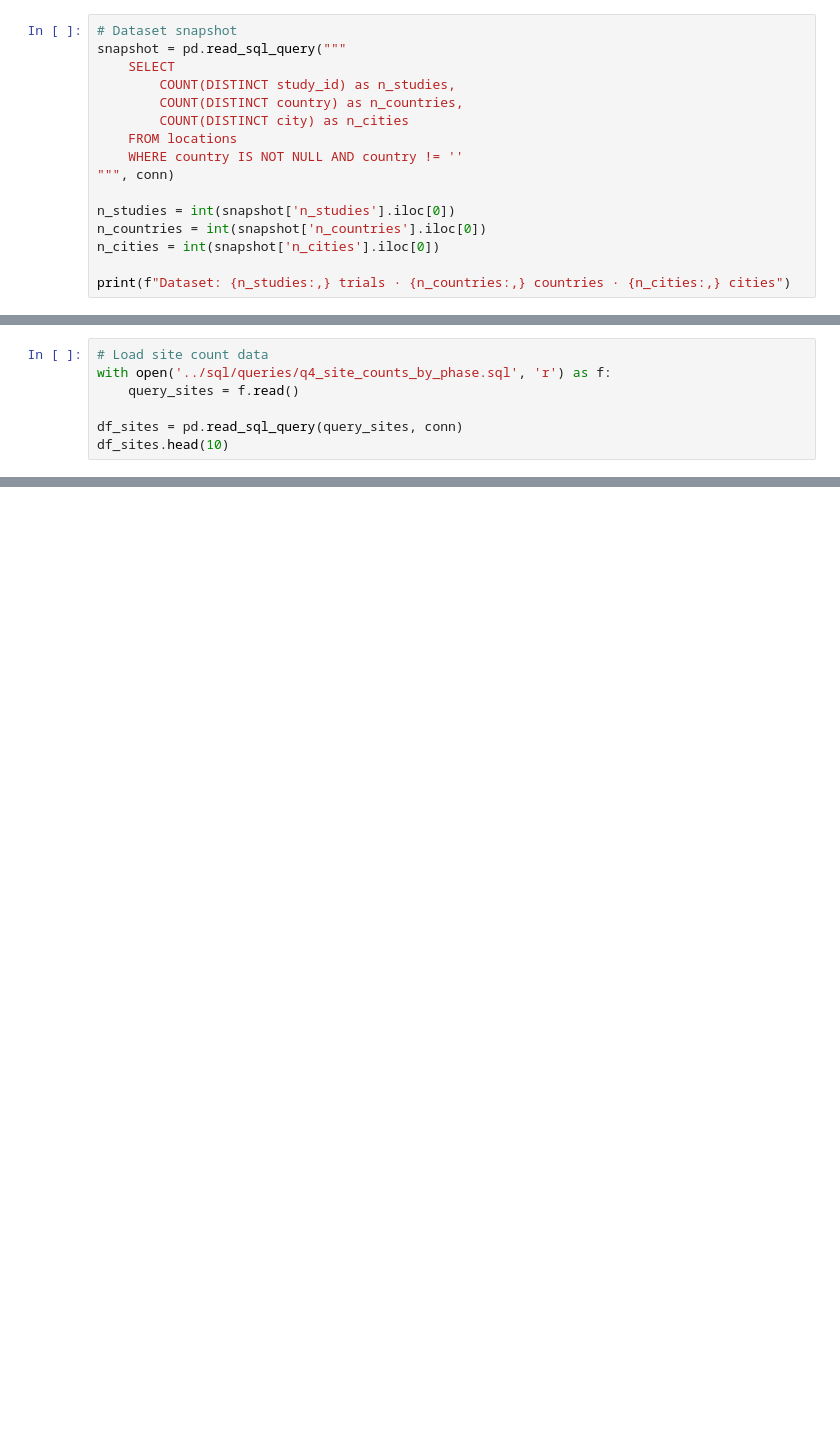
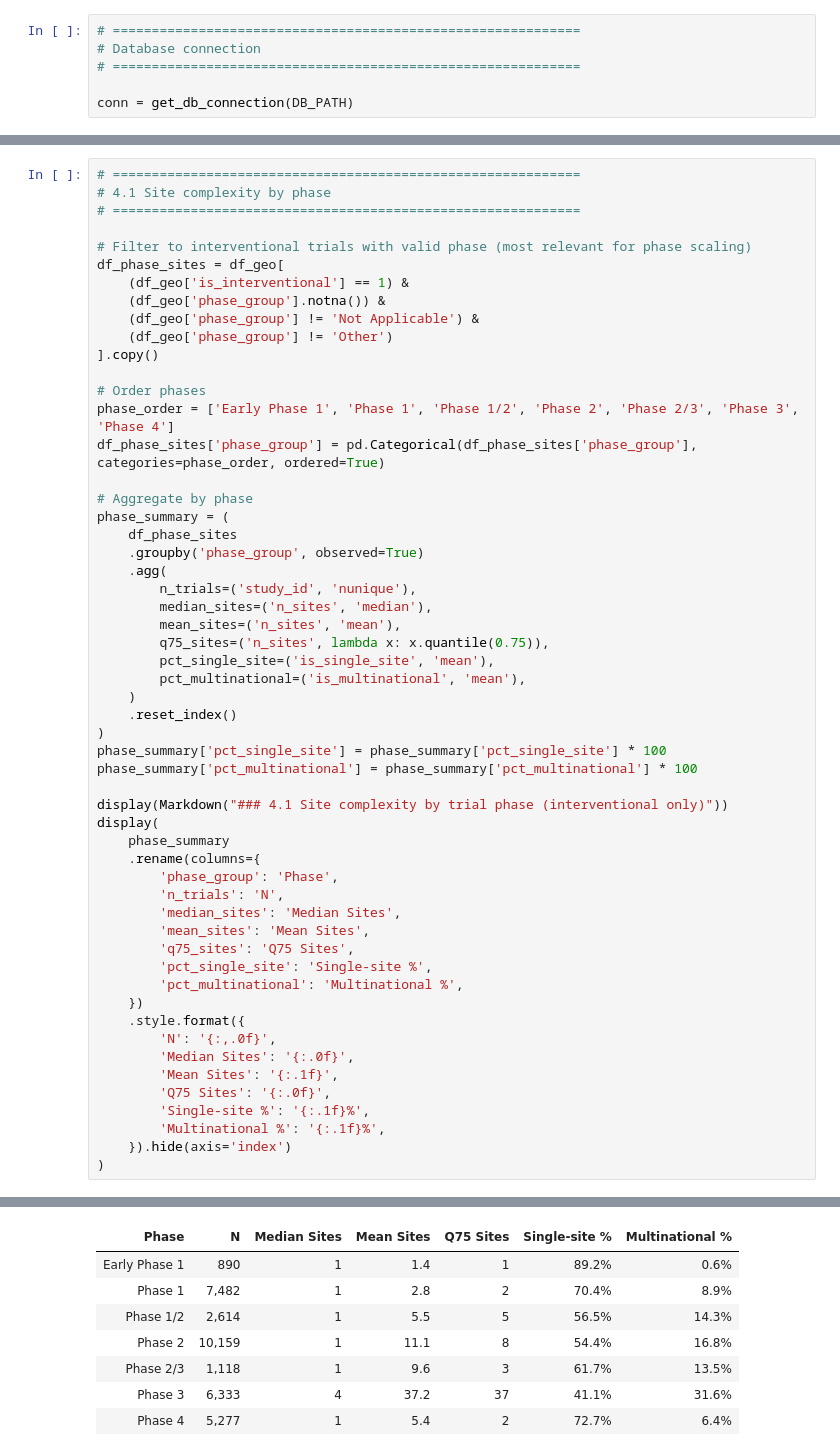
Before and after one commit to Pevicsanch/Clinical-Trial-Analytics, a Jupyter notebook: notebooks/04_geographic_insights.ipynb, the cells around one changed output, grey strips where cells are left out. Cells and saved outputs as stored; diff of their text form; blank space fills up the shorter version.

```diff
--- a/notebooks/04_geographic_insights.ipynb
+++ b/notebooks/04_geographic_insights.ipynb
@@ -24,19 +55,9 @@ conn = sqlite3.connect(str(DB_PATH))
 # %%
-# Dataset snapshot
-snapshot = pd.read_sql_query("""
-    SELECT
-        COUNT(DISTINCT study_id) as n_studies,
-        COUNT(DISTINCT country) as n_countries,
-        COUNT(DISTINCT city) as n_cities
-    FROM locations
-    WHERE country IS NOT NULL AND country != ''
-""", conn)
+# ============================================================
+# Database connection
+# ============================================================
 
-n_studies = int(snapshot['n_studies'].iloc[0])
-n_countries = int(snapshot['n_countries'].iloc[0])
-n_cities = int(snapshot['n_cities'].iloc[0])
-
-print(f"Dataset: {n_studies:,} trials · {n_countries:,} countries · {n_cities:,} cities")
+conn = get_db_connection(DB_PATH)
 # %% [markdown]
 ---
 
@@ -188,7 +472,56 @@ City concentration reflects established research infrastructure. Multi-site tria
 # %%
-# Load site count data
-with open('../sql/queries/q4_site_counts_by_phase.sql', 'r') as f:
-    query_sites = f.read()
+# ============================================================
+# 4.1 Site complexity by phase
+# ============================================================
 
-df_sites = pd.read_sql_query(query_sites, conn)
-df_sites.head(10)
+# Filter to interventional trials with valid phase (most relevant for phase scaling)
+df_phase_sites = df_geo[
+    (df_geo['is_interventional'] == 1) &
+    (df_geo['phase_group'].notna()) &
+    (df_geo['phase_group'] != 'Not Applicable') &
+    (df_geo['phase_group'] != 'Other')
+].copy()
+
+# Order phases
+phase_order = ['Early Phase 1', 'Phase 1', 'Phase 1/2', 'Phase 2', 'Phase 2/3', 'Phase 3', 'Phase 4']
+df_phase_sites['phase_group'] = pd.Categorical(df_phase_sites['phase_group'], categories=phase_order, ordered=True)
+
+# Aggregate by phase
+phase_summary = (
+    df_phase_sites
+    .groupby('phase_group', observed=True)
+    .agg(
+        n_trials=('study_id', 'nunique'),
+        median_sites=('n_sites', 'median'),
+        mean_sites=('n_sites', 'mean'),
+        q75_sites=('n_sites', lambda x: x.quantile(0.75)),
+        pct_single_site=('is_single_site', 'mean'),
+        pct_multinational=('is_multinational', 'mean'),
+    )
+    .reset_index()
+)
+phase_summary['pct_single_site'] = phase_summary['pct_single_site'] * 100
+phase_summary['pct_multinational'] = phase_summary['pct_multinational'] * 100
+
+display(Markdown("### 4.1 Site complexity by trial phase (interventional only)"))
+display(
+    phase_summary
+    .rename(columns={
+        'phase_group': 'Phase',
+        'n_trials': 'N',
+        'median_sites': 'Median Sites',
+        'mean_sites': 'Mean Sites',
+        'q75_sites': 'Q75 Sites',
+        'pct_single_site': 'Single-site %',
+        'pct_multinational': 'Multinational %',
+    })
+    .style.format({
+        'N': '{:,.0f}',
+        'Median Sites': '{:.0f}',
+        'Mean Sites': '{:.1f}',
+        'Q75 Sites': '{:.0f}',
+        'Single-site %': '{:.1f}%',
+        'Multinational %': '{:.1f}%',
+    }).hide(axis='index')
+)
+# %% [output]
@@ -195 +529,9 @@ df_sites.head(10)
+| Phase | N | Median Sites | Mean Sites | Q75 Sites | Single-site % | Multinational % |
+| Early Phase 1 | 890 | 1 | 1.4 | 1 | 89.2% | 0.6% |
+| Phase 1 | 7,482 | 1 | 2.8 | 2 | 70.4% | 8.9% |
+| Phase 1/2 | 2,614 | 1 | 5.5 | 5 | 56.5% | 14.3% |
+| Phase 2 | 10,159 | 1 | 11.1 | 8 | 54.4% | 16.8% |
+| Phase 2/3 | 1,118 | 1 | 9.6 | 3 | 61.7% | 13.5% |
+| Phase 3 | 6,333 | 4 | 37.2 | 37 | 41.1% | 31.6% |
+| Phase 4 | 5,277 | 1 | 5.4 | 2 | 72.7% | 6.4% |
 # %%
```
Also changed, not shown: parts of 28 cells of this notebook, 1 other file.
